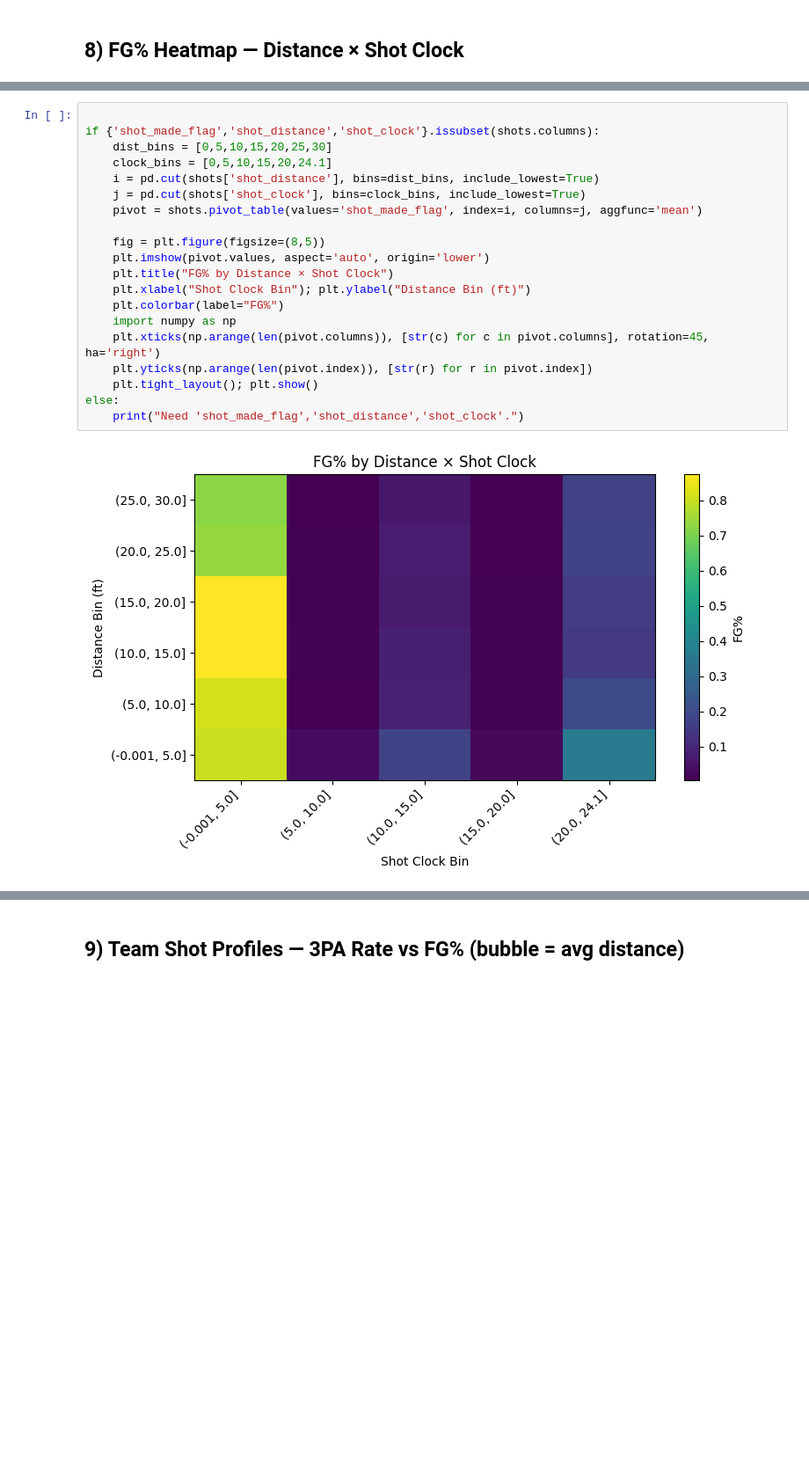
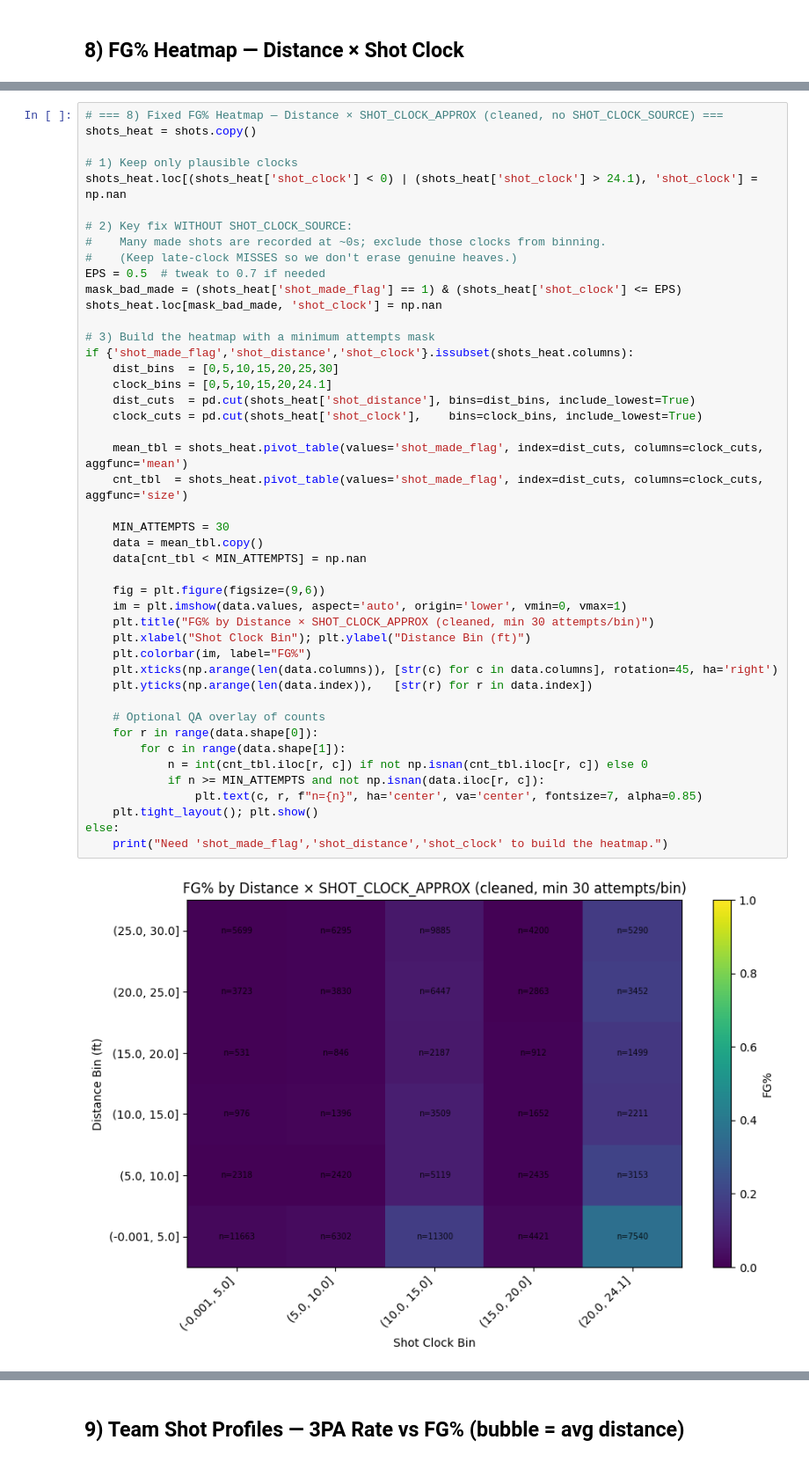
Before and after one commit to bnamm1/nba-shot-quality, a Jupyter notebook: NBA_Shot_Data_Exploration_2024_25_FULL.ipynb, the cells around one changed output, grey strips where cells are left out. Shown: that part at 88% size. Saved outputs shown, nothing was run; the diff lists cells and outputs as text; blank space fills up the shorter version.

Commit message:
Adjust the notebook for the 2024-25 season data

```diff
--- a/NBA_Shot_Data_Exploration_2024_25_FULL.ipynb
+++ b/NBA_Shot_Data_Exploration_2024_25_FULL.ipynb
@@ -235,22 +278,47 @@ else:
 # %%
+# === 8) Fixed FG% Heatmap — Distance × SHOT_CLOCK_APPROX (cleaned, no SHOT_CLOCK_SOURCE) ===
+shots_heat = shots.copy()
 
-if {'shot_made_flag','shot_distance','shot_clock'}.issubset(shots.columns):
-    dist_bins = [0,5,10,15,20,25,30]
+# 1) Keep only plausible clocks
+shots_heat.loc[(shots_heat['shot_clock'] < 0) | (shots_heat['shot_clock'] > 24.1), 'shot_clock'] = np.nan
+
+# 2) Key fix WITHOUT SHOT_CLOCK_SOURCE:
+#    Many made shots are recorded at ~0s; exclude those clocks from binning.
+#    (Keep late-clock MISSES so we don't erase genuine heaves.)
+EPS = 0.5  # tweak to 0.7 if needed
+mask_bad_made = (shots_heat['shot_made_flag'] == 1) & (shots_heat['shot_clock'] <= EPS)
+shots_heat.loc[mask_bad_made, 'shot_clock'] = np.nan
+
+# 3) Build the heatmap with a minimum attempts mask
+if {'shot_made_flag','shot_distance','shot_clock'}.issubset(shots_heat.columns):
+    dist_bins  = [0,5,10,15,20,25,30]
     clock_bins = [0,5,10,15,20,24.1]
-    i = pd.cut(shots['shot_distance'], bins=dist_bins, include_lowest=True)
-    j = pd.cut(shots['shot_clock'], bins=clock_bins, include_lowest=True)
-    pivot = shots.pivot_table(values='shot_made_flag', index=i, columns=j, aggfunc='mean')
+    dist_cuts  = pd.cut(shots_heat['shot_distance'], bins=dist_bins, include_lowest=True)
+    clock_cuts = pd.cut(shots_heat['shot_clock'],    bins=clock_bins, include_lowest=True)
 
-    fig = plt.figure(figsize=(8,5))
-    plt.imshow(pivot.values, aspect='auto', origin='lower')
-    plt.title("FG% by Distance × Shot Clock")
+    mean_tbl = shots_heat.pivot_table(values='shot_made_flag', index=dist_cuts, columns=clock_cuts, aggfunc='mean')
+    cnt_tbl  = shots_heat.pivot_table(values='shot_made_flag', index=dist_cuts, columns=clock_cuts, aggfunc='size')
+
+    MIN_ATTEMPTS = 30
+    data = mean_tbl.copy()
+    data[cnt_tbl < MIN_ATTEMPTS] = np.nan
+
+    fig = plt.figure(figsize=(9,6))
+    im = plt.imshow(data.values, aspect='auto', origin='lower', vmin=0, vmax=1)
+    plt.title("FG% by Distance × SHOT_CLOCK_APPROX (cleaned, min 30 attempts/bin)")
     plt.xlabel("Shot Clock Bin"); plt.ylabel("Distance Bin (ft)")
-    plt.colorbar(label="FG%")
-    import numpy as np
-    plt.xticks(np.arange(len(pivot.columns)), [str(c) for c in pivot.columns], rotation=45, ha='right')
-    plt.yticks(np.arange(len(pivot.index)), [str(r) for r in pivot.index])
+    plt.colorbar(im, label="FG%")
+    plt.xticks(np.arange(len(data.columns)), [str(c) for c in data.columns], rotation=45, ha='right')
+    plt.yticks(np.arange(len(data.index)),   [str(r) for r in data.index])
+
+    # Optional QA overlay of counts
+    for r in range(data.shape[0]):
+        for c in range(data.shape[1]):
+            n = int(cnt_tbl.iloc[r, c]) if not np.isnan(cnt_tbl.iloc[r, c]) else 0
+            if n >= MIN_ATTEMPTS and not np.isnan(data.iloc[r, c]):
+                plt.text(c, r, f"n={n}", ha='center', va='center', fontsize=7, alpha=0.85)
     plt.tight_layout(); plt.show()
 else:
-    print("Need 'shot_made_flag','shot_distance','shot_clock'.")
+    print("Need 'shot_made_flag','shot_distance','shot_clock' to build the heatmap.")
 # %% [output]
-[figure, old version]
+[figure, new version]
```
Also changed, not shown: parts of 16 cells of this notebook.
